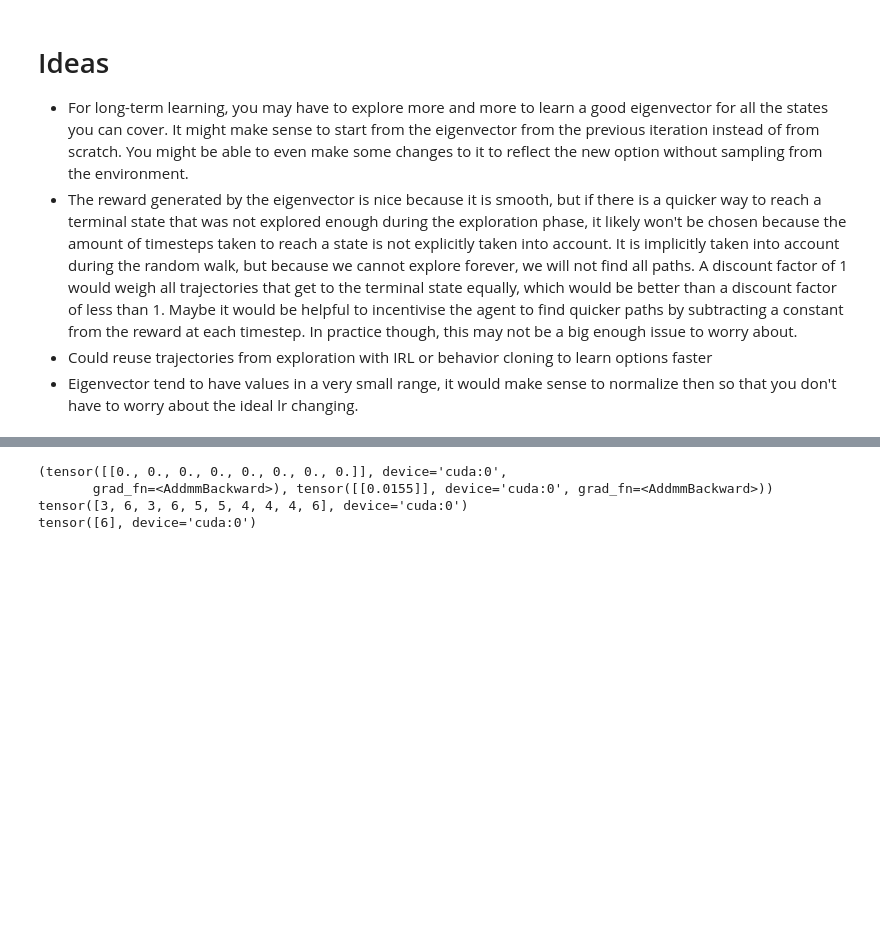
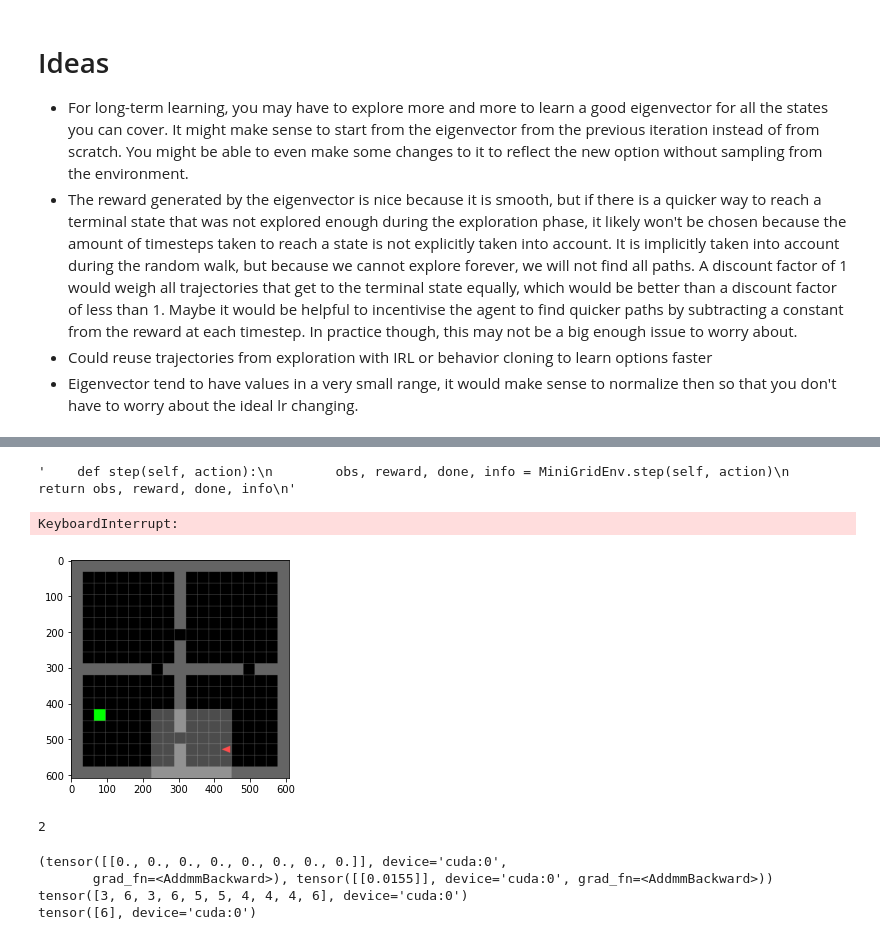
Before and after one commit to ejmejm/OptionsExplorationExperiments, a Jupyter notebook: deep_covering_options.ipynb, the cells around one changed output, grey strips where cells are left out. Drawn from its saved outputs; the diff is of its cells as text; code cells hidden in the pictures; blank space fills up the shorter version.

```diff
--- a/deep_covering_options.ipynb
+++ b/deep_covering_options.ipynb
@@ -173,3 +199,30 @@ env = make_env()
+# %%
+import inspect
+inspect.getsource(env.unwrapped.step)
+# %% [output]
+'    def step(self, action):\n        obs, reward, done, info = MiniGridEnv.step(self, action)\n        return obs, reward, done, info\n'
+# %%
+# env = CardinalActionWrapper(env)
+env.step(4)
+render_state(env)
+# %% [output]
+KeyboardInterrupt:
+# %%
+env = make_env()
+env.seed(10)
+obs = env.reset()
+env.step(0)
+render_state(env)
+env.unwrapped.agent_dir
+
+# env.unwrapped.agent_dir
+# 0: right
+# 1: down
+# 2: left
+# 3: up
+# %% [output]
+[figure, added]
+2
 # %%
 obs = preprocess_obs(reset_env(env))
 obs = obs_to_tensor(obs, DEVICE)
```
Also changed, not shown: parts of 25 cells of this notebook, 1 other file.
